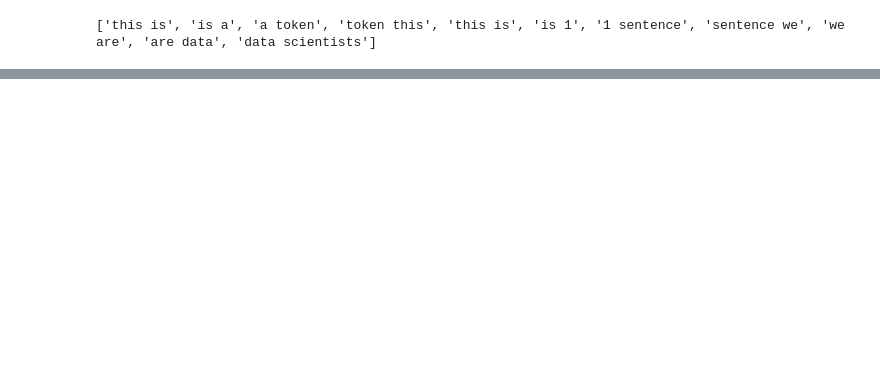
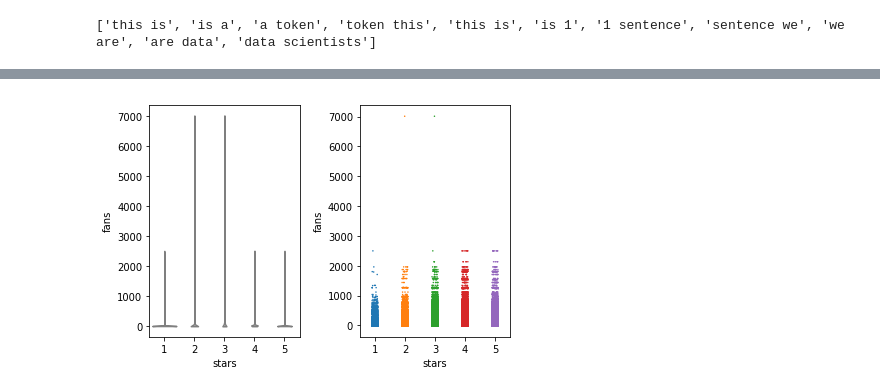
Before and after one commit to weihuacern/YelpDatasetChallenge, a Jupyter notebook: NoteBooks/TextFeatureExplore.ipynb, the cells around one changed output, grey strips where cells are left out. Cells and saved outputs as stored; diff of their text form; code cells hidden in the pictures; blank space fills up the shorter version.

```diff
--- a/NoteBooks/TextFeatureExplore.ipynb
+++ b/NoteBooks/TextFeatureExplore.ipynb
@@ -169,0 +216,9 @@ plt.show()
+# %%
+# load user.csv, subset and join
+df_user = pd.read_csv('../../data/dataset/csv/user.csv', index_col = 'user_id')
+sub_df_user = df_user[['fans', 'review_count', 'friends']]
+sub_df_user.rename(index=str, columns={"review_count": "ureview_count"}, inplace=True)
+sub_df_user['nfriends'] = list(sub_df_user.apply(lambda x: len(x['friends']), axis=1))
+#sub_df_business.head()
+df_train_comb_user = pd.merge(df_train, sub_df_user, how='outer', left_on='user_id' , right_index=True)
+df_train_comb_user.head()
@@ -169,0 +233,15 @@ plt.show()
+# %%
+# stars vs user fans
+# violin plot
+plt.subplot(1,2,1)
+sns.violinplot(x='stars', y='fans', data=df_train_comb_user, inner=None, color='lightgray')
+
+# strip plot
+plt.subplot(1,2,2)
+sns.stripplot(x='stars', y='fans', data=df_train_comb_user, jitter=True, size=1.5)
+
+# Display the plot
+plt.tight_layout()
+plt.show()
+# %% [output]
+[figure, added]
```
Also changed, not shown: parts of 10 cells of this notebook, 1 other file.
